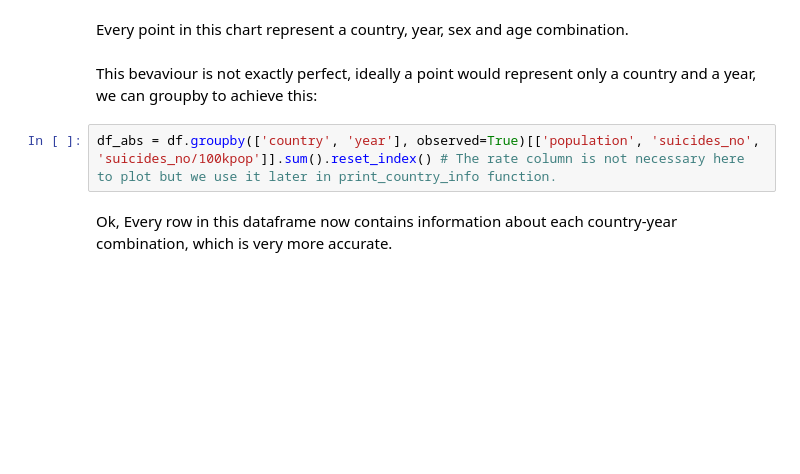
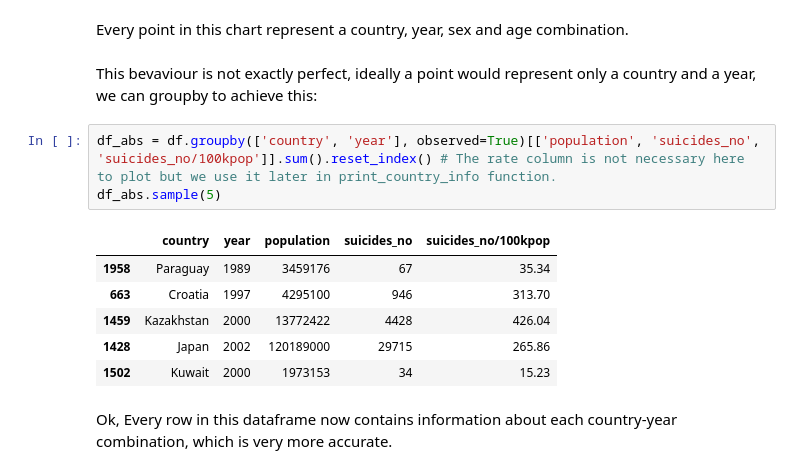
Before and after one commit to pdrzxzz/who-suicide-analysis, a Jupyter notebook: who_suicides_analysis.ipynb, the cells around one changed output. Cells and saved outputs as stored; diff of their text form; blank space fills up the shorter version.

```diff
--- a/who_suicides_analysis.ipynb
+++ b/who_suicides_analysis.ipynb
@@ -697,6 +680,14 @@ Every point in this chart represent a country, year, sex and age combination.
 This bevaviour is not exactly perfect, ideally a point would represent only a country and a year, we can groupby to achieve this:
 # %%
 df_abs = df.groupby(['country', 'year'], observed=True)[['population', 'suicides_no', 'suicides_no/100kpop']].sum().reset_index() # The rate column is not necessary here to plot but we use it later in print_country_info function.
+df_abs.sample(5)
+# %% [output]
+|  | country | year | population | suicides_no | suicides_no/100kpop |
+| 1958 | Paraguay | 1989 | 3459176 | 67 | 35.34 |
+| 663 | Croatia | 1997 | 4295100 | 946 | 313.70 |
+| 1459 | Kazakhstan | 2000 | 13772422 | 4428 | 426.04 |
+| 1428 | Japan | 2002 | 120189000 | 29715 | 265.86 |
+| 1502 | Kuwait | 2000 | 1973153 | 34 | 15.23 |
 # %% [markdown]
 Ok, Every row in this dataframe now contains information about each country-year combination, which is very more accurate.
 # %% [markdown]
```
Also changed, not shown: parts of 39 cells of this notebook.
